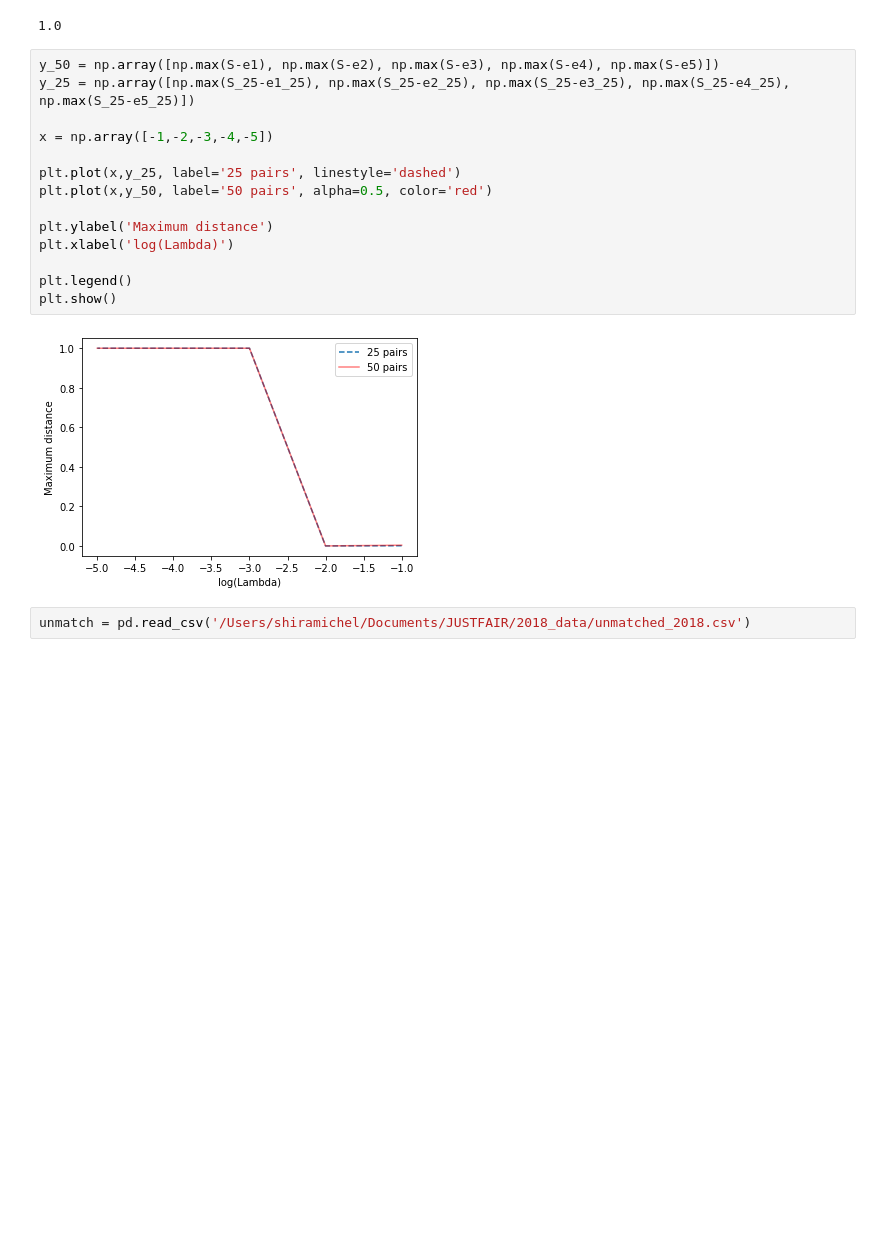
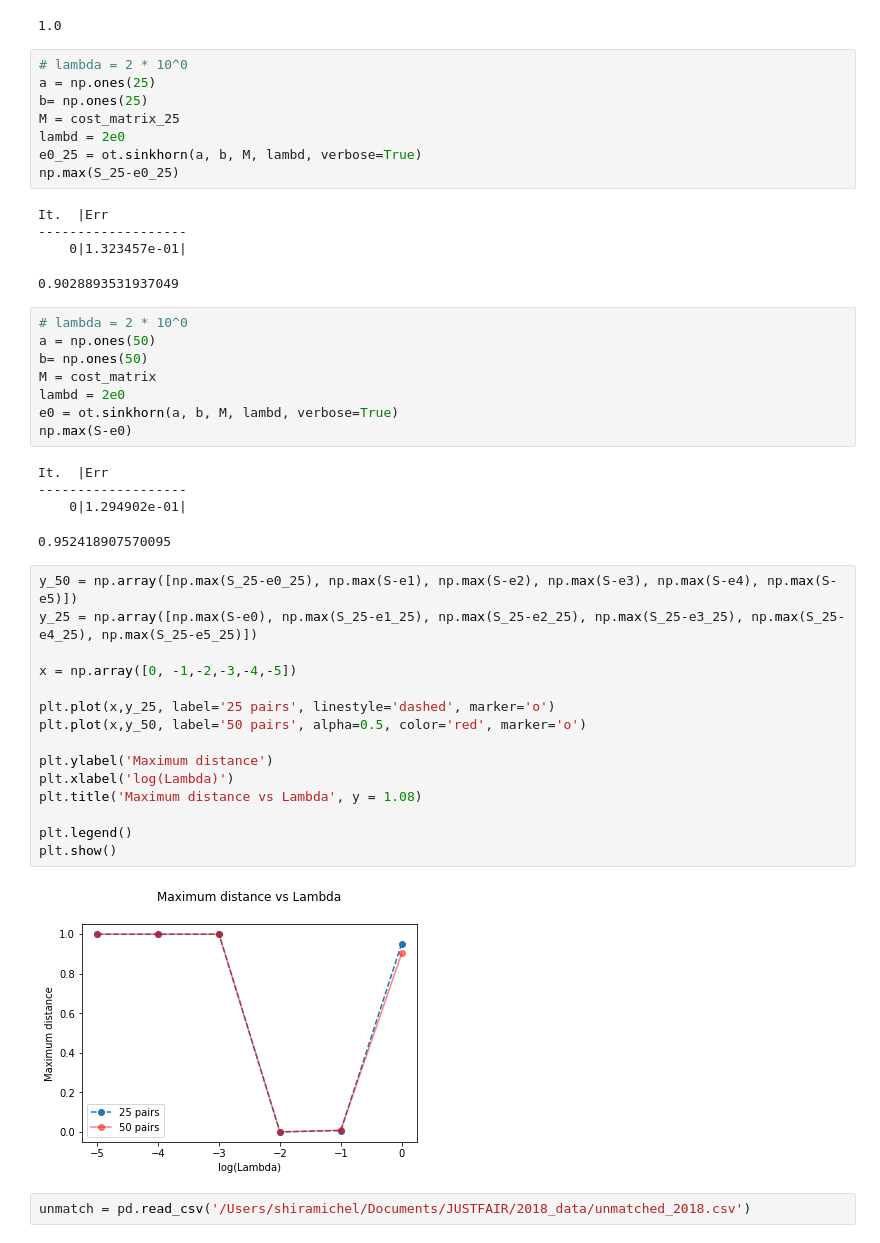
Before and after one commit to shiramichel/just-fair, a Jupyter notebook: OT_2.ipynb, the cells around one changed output. Drawn from its saved outputs; the diff is of its cells as text; blank space fills up the shorter version.

```diff
--- a/OT_2.ipynb
+++ b/OT_2.ipynb
@@ -481,22 +509,49 @@ e5 = ot.sinkhorn(a, b, M, lambd, verbose=True)
 np.max(S-e5)
 # %% [output]
 1.0
+# %%
+# lambda = 2 * 10^0
+a = np.ones(25)
+b= np.ones(25)
+M = cost_matrix_25
+lambd = 2e0
+e0_25 = ot.sinkhorn(a, b, M, lambd, verbose=True)
+np.max(S_25-e0_25)
+# %% [output]
+It.  |Err
+-------------------
+    0|1.323457e-01|
+0.9028893531937049
+# %%
+# lambda = 2 * 10^0
+a = np.ones(50)
+b= np.ones(50)
+M = cost_matrix
+lambd = 2e0
+e0 = ot.sinkhorn(a, b, M, lambd, verbose=True)
+np.max(S-e0)
+# %% [output]
+It.  |Err
+-------------------
+    0|1.294902e-01|
+0.952418907570095
 # %%
-y_50 = np.array([np.max(S-e1), np.max(S-e2), np.max(S-e3), np.max(S-e4), np.max(S-e5)])
-y_25 = np.array([np.max(S_25-e1_25), np.max(S_25-e2_25), np.max(S_25-e3_25), np.max(S_25-e4_25), np.max(S_25-e5_25)])
+y_50 = np.array([np.max(S_25-e0_25), np.max(S-e1), np.max(S-e2), np.max(S-e3), np.max(S-e4), np.max(S-e5)])
+y_25 = np.array([np.max(S-e0), np.max(S_25-e1_25), np.max(S_25-e2_25), np.max(S_25-e3_25), np.max(S_25-e4_25), np.max(S_25-e5_25)])
 
-x = np.array([-1,-2,-3,-4,-5])
+x = np.array([0, -1,-2,-3,-4,-5])
 
-plt.plot(x,y_25, label='25 pairs', linestyle='dashed')
-plt.plot(x,y_50, label='50 pairs', alpha=0.5, color='red')
+plt.plot(x,y_25, label='25 pairs', linestyle='dashed', marker='o')
+plt.plot(x,y_50, label='50 pairs', alpha=0.5, color='red', marker='o')
 
 plt.ylabel('Maximum distance')
 plt.xlabel('log(Lambda)')
+plt.title('Maximum distance vs Lambda', y = 1.08)
 
 plt.legend()
 plt.show()
 # %% [output]
-[figure, old version]
+[figure, new version]
 # %%
 unmatch = pd.read_csv('/Users/shiramichel/Documents/JUSTFAIR/2018_data/unmatched_2018.csv')
 # %%
```
Also changed, not shown: parts of 66 cells of this notebook.
